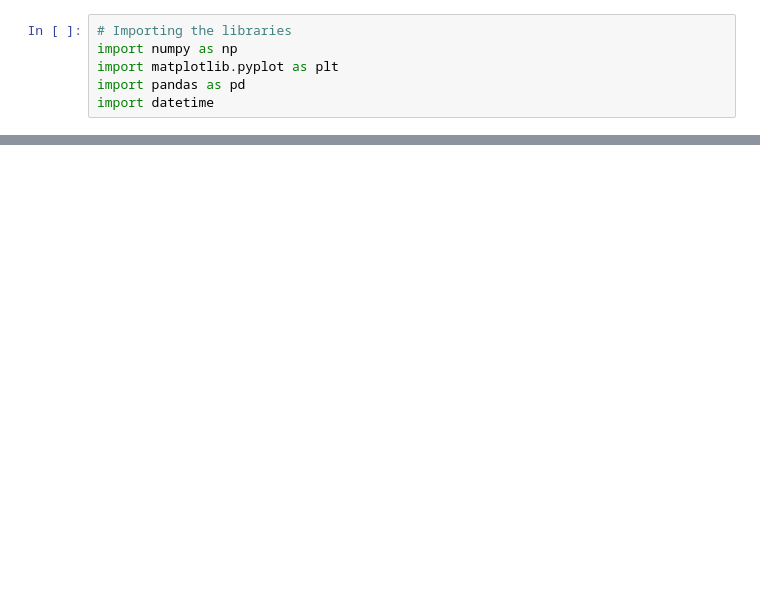
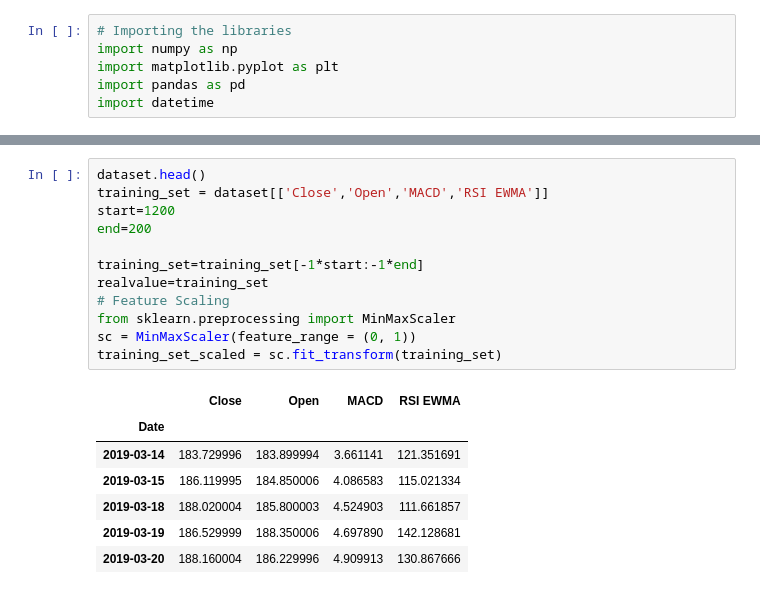
Before and after one commit to pqmzla1029/AIinFinance, a Jupyter notebook: Stock-Market-Analysis/Stock Market Google .ipynb, the cells around one changed output, grey strips where cells are left out. Drawn from its saved outputs; the diff is of its cells as text; blank space fills up the shorter version.

```diff
--- a/Stock-Market-Analysis/Stock Market Google .ipynb
+++ b/Stock-Market-Analysis/Stock Market Google .ipynb
@@ -227,0 +55,20 @@ i
+# %%
+dataset.head()
+training_set = dataset[['Close','Open','MACD','RSI EWMA']]
+start=1200
+end=200
+
+training_set=training_set[-1*start:-1*end]
+realvalue=training_set
+# Feature Scaling
+from sklearn.preprocessing import MinMaxScaler
+sc = MinMaxScaler(feature_range = (0, 1))
+training_set_scaled = sc.fit_transform(training_set)
+# %% [output]
+|  | Close | Open | MACD | RSI EWMA |
+| Date |  |  |  |  |
+| 2019-03-14 | 183.729996 | 183.899994 | 3.661141 | 121.351691 |
+| 2019-03-15 | 186.119995 | 184.850006 | 4.086583 | 115.021334 |
+| 2019-03-18 | 188.020004 | 185.800003 | 4.524903 | 111.661857 |
+| 2019-03-19 | 186.529999 | 188.350006 | 4.697890 | 142.128681 |
+| 2019-03-20 | 188.160004 | 186.229996 | 4.909913 | 130.867666 |
```
Also changed, not shown: parts of 36 cells of this notebook, 1 other file.
